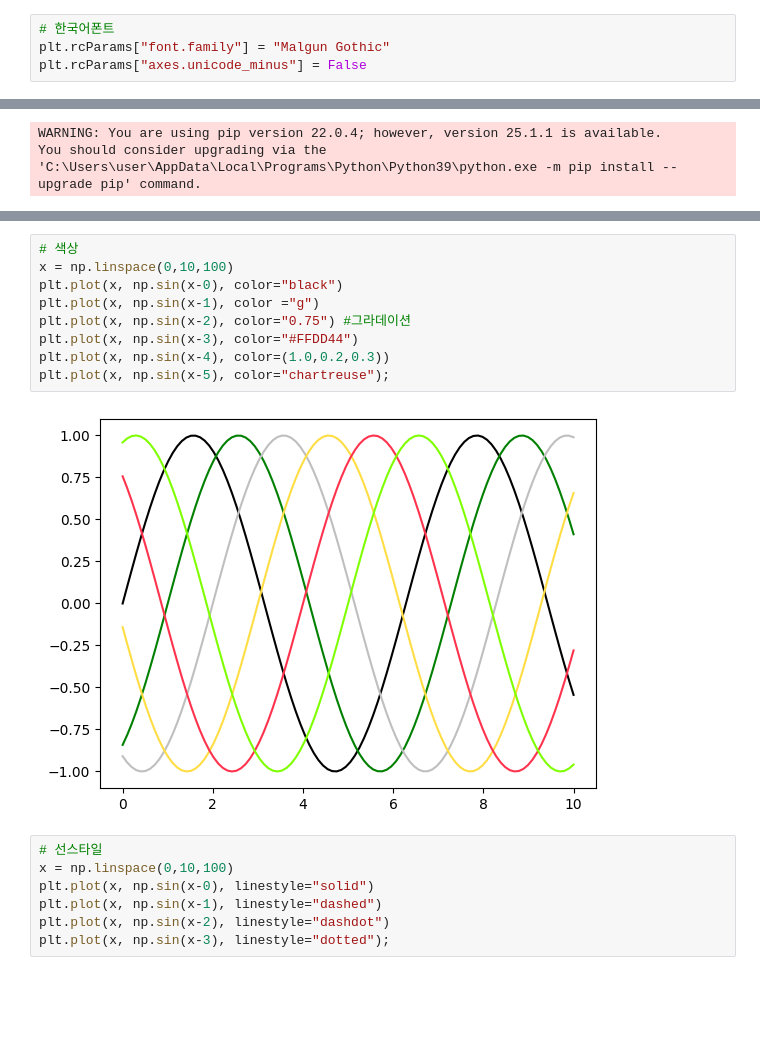
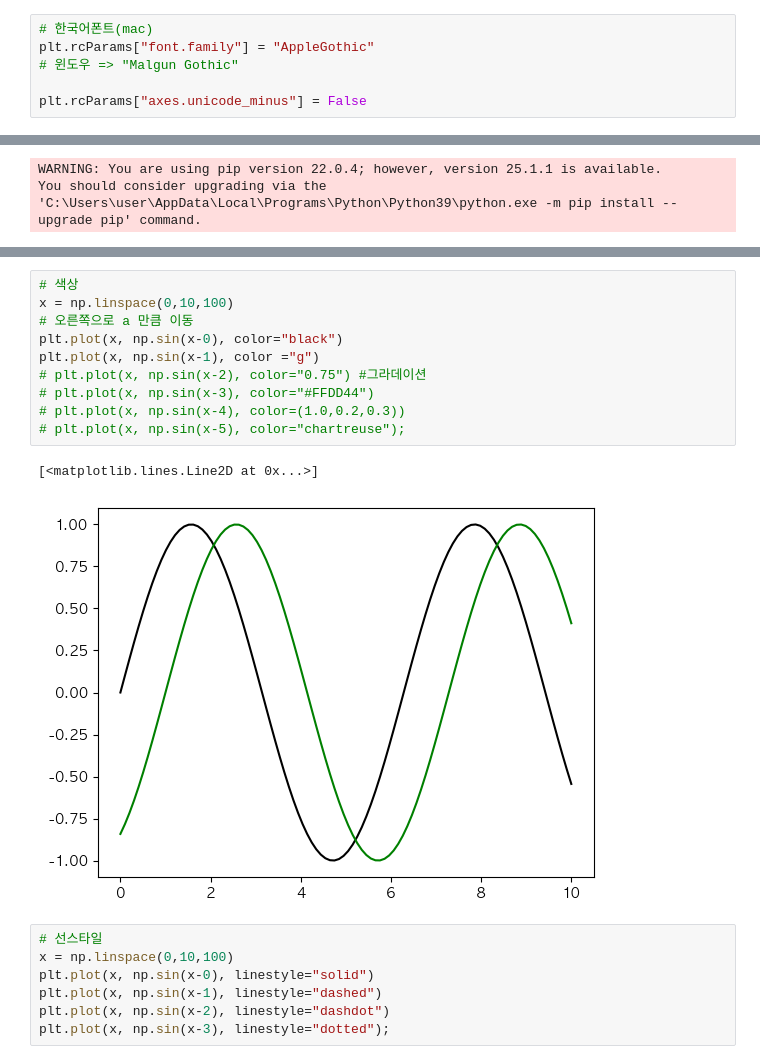
Before and after one commit to pzsluna26/pzsluna26_python, a Jupyter notebook: 20250723/practice-matplotlib.ipynb, the cells around one changed output, grey strips where cells are left out. Cells and saved outputs as stored; diff of their text form; blank space fills up the shorter version.

```diff
--- a/20250723/practice-matplotlib.ipynb
+++ b/20250723/practice-matplotlib.ipynb
@@ -89,6 +146,8 @@ Text(0, 0.5, '관측 데이터')
 # %%
-# 한국어폰트
-plt.rcParams["font.family"] = "Malgun Gothic"
+# 한국어폰트(mac)
+plt.rcParams["font.family"] = "AppleGothic"
+# 윈도우 => "Malgun Gothic"
+
 plt.rcParams["axes.unicode_minus"] = False
 # %%
 !pip install pandas
@@ -174,14 +239,16 @@ plt.plot(x, np.cos(x));
 # %%
 # 색상
 x = np.linspace(0,10,100)
+# 오른쪽으로 a 만큼 이동
 plt.plot(x, np.sin(x-0), color="black")
 plt.plot(x, np.sin(x-1), color ="g")
-plt.plot(x, np.sin(x-2), color="0.75") #그라데이션
-plt.plot(x, np.sin(x-3), color="#FFDD44")
-plt.plot(x, np.sin(x-4), color=(1.0,0.2,0.3))
-plt.plot(x, np.sin(x-5), color="chartreuse");
+# plt.plot(x, np.sin(x-2), color="0.75") #그라데이션
+# plt.plot(x, np.sin(x-3), color="#FFDD44")
+# plt.plot(x, np.sin(x-4), color=(1.0,0.2,0.3))
+# plt.plot(x, np.sin(x-5), color="chartreuse");
 # %% [output]
+[<matplotlib.lines.Line2D at 0x...>]
-[figure, old version]
+[figure, new version]
 # %%
 # 선스타일
 x = np.linspace(0,10,100)
```
Also changed, not shown: parts of 18 cells of this notebook.
